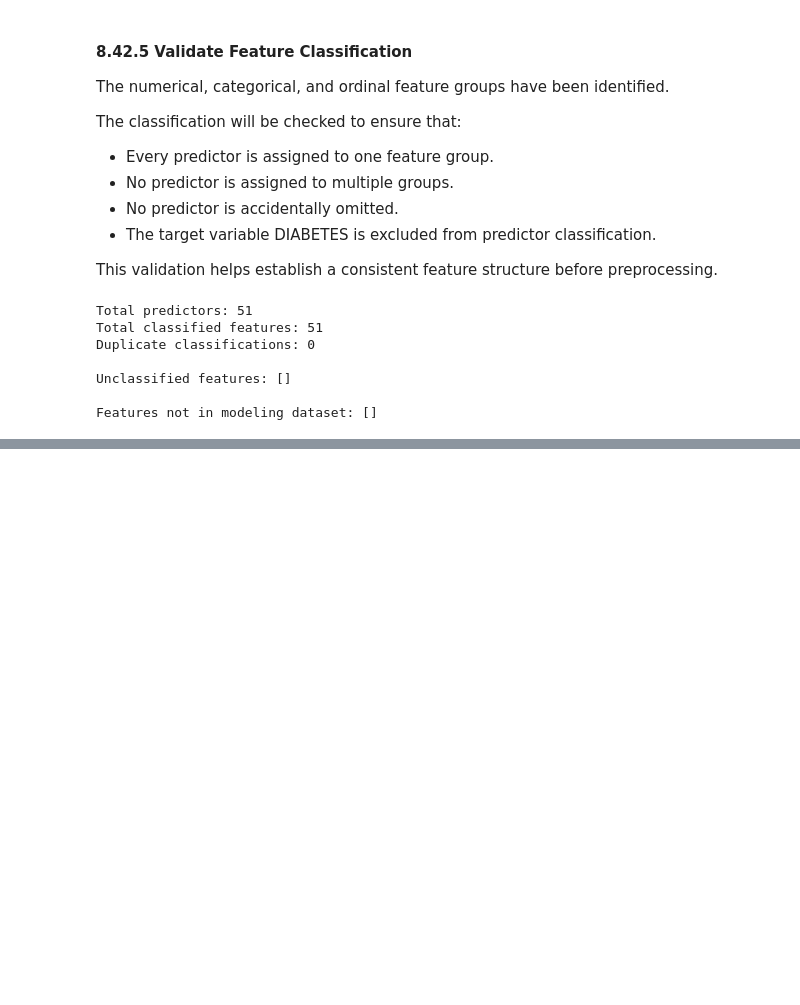
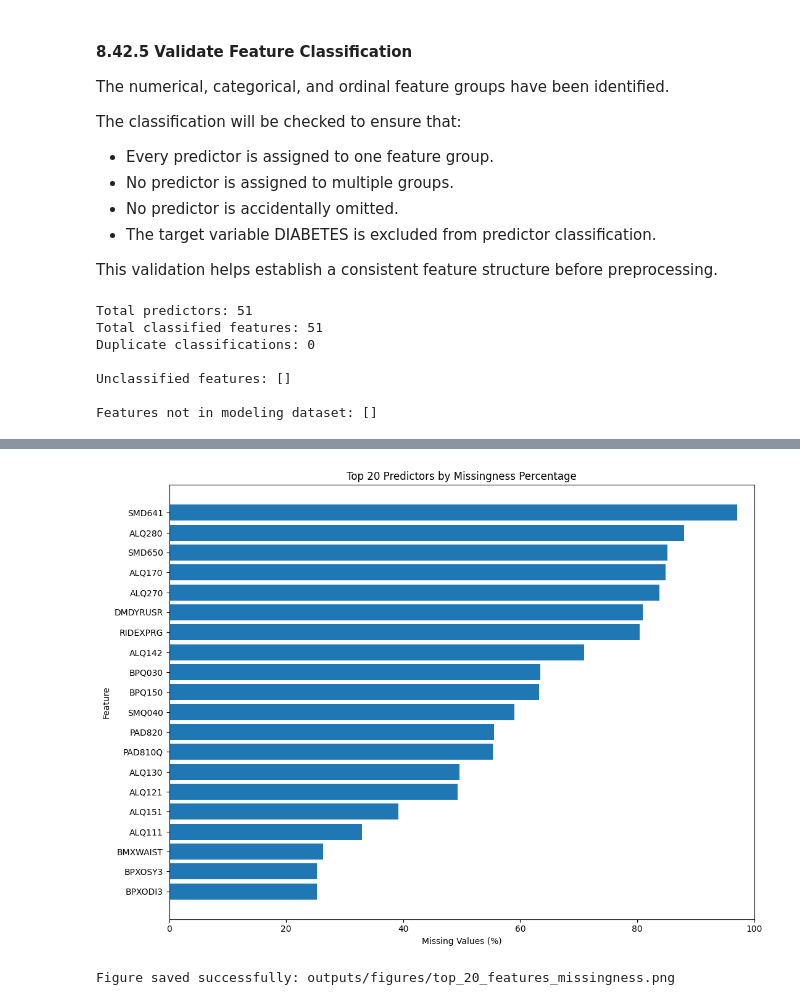
Before and after one commit to iamajaygaur/NHANES-Diabetes-Prediction, a Jupyter notebook: notebooks/CSCI6970_02_Data_Cleaning.ipynb, the cells around one changed output, grey strips where cells are left out. Saved outputs shown, nothing was run; the diff lists cells and outputs as text; code cells hidden in the pictures; blank space fills up the shorter version.

```diff
--- a/notebooks/CSCI6970_02_Data_Cleaning.ipynb
+++ b/notebooks/CSCI6970_02_Data_Cleaning.ipynb
@@ -8516,0 +9763,53 @@ Features not in modeling dataset: []
+# %%
+# Visualize and save the 20 features with highest missingness
+
+import matplotlib.pyplot as plt
+from pathlib import Path
+
+figures_dir = Path("outputs/figures")
+figures_dir.mkdir(parents=True, exist_ok=True)
+
+top_missing_features = (
+    combined_missingness_summary
+    .sort_values(
+        by="Missing_Percentage",
+        ascending=False
+    )
+    .head(20)
+    .sort_values(
+        by="Missing_Percentage",
+        ascending=True
+    )
+)
+
+plt.figure(figsize=(11, 8))
+
+plt.barh(
+    top_missing_features["Feature"],
+    top_missing_features["Missing_Percentage"]
+)
+
+plt.title("Top 20 Predictors by Missingness Percentage")
+plt.xlabel("Missing Values (%)")
+plt.ylabel("Feature")
+plt.xlim(0, 100)
+
+plt.tight_layout()
+
+figure_path = (
+    figures_dir / "top_20_features_missingness.png"
+)
+
+plt.savefig(
+    figure_path,
+    dpi=300,
+    bbox_inches="tight"
+)
+
+plt.show()
+plt.close()
+
+print("Figure saved successfully:", figure_path)
+# %% [output]
+[figure, added]
+Figure saved successfully: outputs/figures/top_20_features_missingness.png
```
Also changed, not shown: parts of 196 cells of this notebook, 58 other files.
